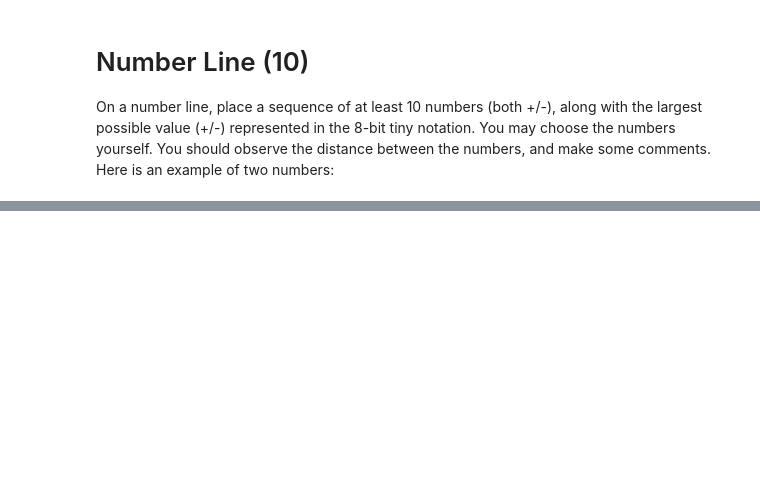
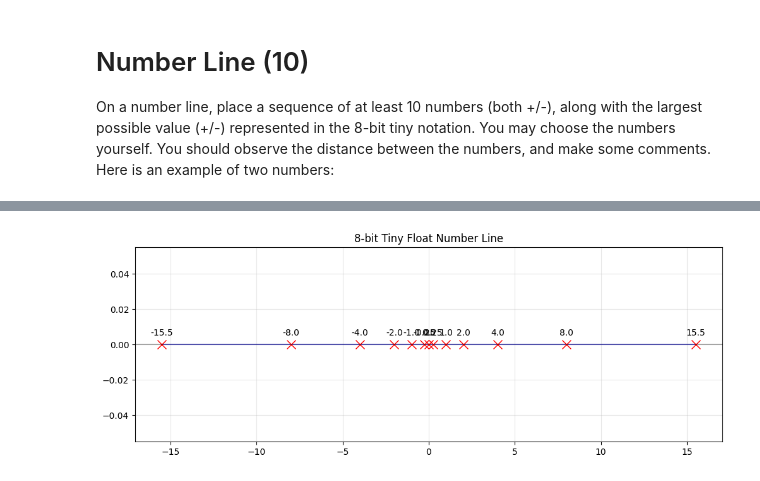
Before and after one commit to Bikatr7/CS4200ClassCode, a Jupyter notebook: homework/floating_point/floating_point_assignment.ipynb, the cells around one changed output, grey strips where cells are left out. Saved outputs shown, nothing was run; the diff lists cells and outputs as text; code cells hidden in the pictures; blank space fills up the shorter version.

Commit message:
Complete floating point assignment with detailed analysis and visualization

```diff
--- a/homework/floating_point/floating_point_assignment.ipynb
+++ b/homework/floating_point/floating_point_assignment.ipynb
@@ -91,3 +262,41 @@ plt.plot(x, y, 'x');
+# %%
+## Calculate max value for 8-bit tiny format
+## 1 sign bit, 4 exp bits (bias 7), 3 fraction bits
+max_tiny = (2 - 2**-3) * 2**(7)  # #≈ 15.5
+min_tiny = -max_tiny
+
+## Create array of "interesting" numbers
+x = np.array([
+    -15.5,  ## max negative tiny
+    -8.0,   ## power of 2
+    -4.0,   ## power of 2
+    -2.0,   ## power of 2
+    -1.0,   ## unit value
+    -0.25,  ## small fraction
+    0.0,    ## zero
+    0.25,   ## small fraction
+    1.0,    ## unit value
+    2.0,    ## power of 2
+    4.0,    ## power of 2
+    8.0,    ## power of 2
+    15.5    ## max positive tiny
+])
+y = np.zeros_like(x)
+
+plt.figure(figsize=(12, 4))
+plt.plot(x, y, '-', color='blue', alpha=0.5)
+plt.plot(x, y, 'x', color='red', markersize=10)
+
+for i, value in enumerate(x):
+    plt.annotate(f'{value}', (x[i], y[i]), xytext=(0, 10),
+                textcoords='offset points', ha='center')
+
+plt.title('8-bit Tiny Float Number Line')
+plt.grid(True, alpha=0.3)
+plt.axhline(y=0, color='k', linestyle='-', alpha=0.3)
+plt.show()
+# %% [output]
+[figure, added]
 # %% [markdown]
 ### Discussion
 
```
Also changed, not shown: parts of 14 cells of this notebook.
